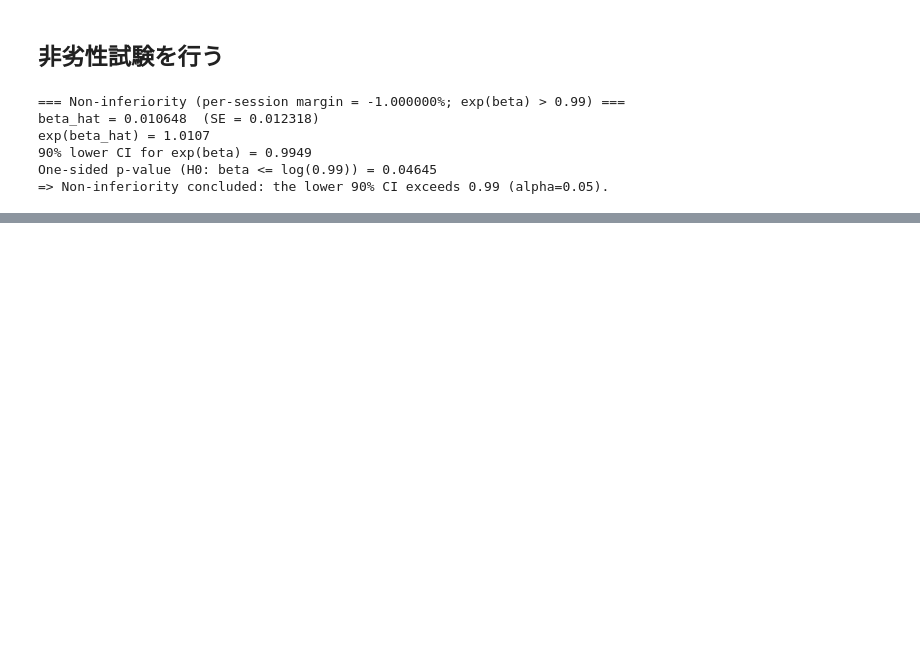
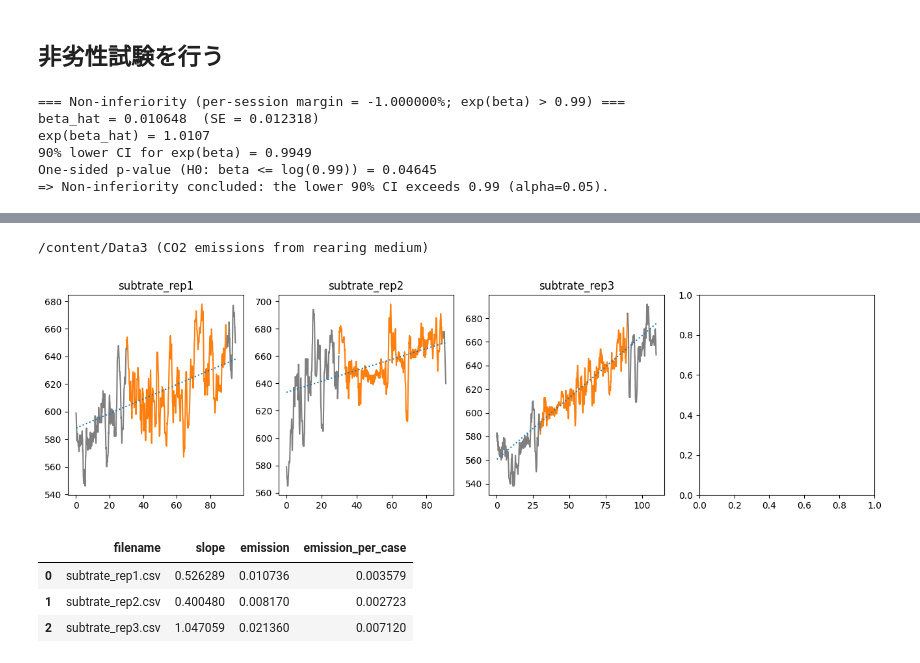
Before and after one commit to yabe-k/Termite-colony-size-estimation, a Jupyter notebook: analysis_and_visualization.ipynb, the cells around one changed output, grey strips where cells are left out. Drawn from its saved outputs; the diff is of its cells as text; code cells hidden in the pictures; blank space fills up the shorter version.

```diff
--- a/analysis_and_visualization.ipynb
+++ b/analysis_and_visualization.ipynb
@@ -590,0 +660,17 @@ One-sided p-value (H0: beta <= log(0.99)) = 0.04645
+# %%
+cd 'Data3 (CO2 emissions from rearing medium)'
+# %% [output]
+/content/Data3 (CO2 emissions from rearing medium)
+# %%
+df_material_slopes = plot_and_calculate_all_csv()
+df_material_slopes["emission"] = df_material_slopes["slope"] * volume / 1000000
+df_material_slopes["emission_per_case"] = df_material_slopes["emission"] / 3
+# %% [output]
+[figure, added]
+# %%
+df_material_slopes
+# %% [output]
+|  | filename | slope | emission | emission_per_case |
+| 0 | subtrate_rep1.csv | 0.526289 | 0.010736 | 0.003579 |
+| 1 | subtrate_rep2.csv | 0.400480 | 0.008170 | 0.002723 |
+| 2 | subtrate_rep3.csv | 1.047059 | 0.021360 | 0.007120 |
```
Also changed, not shown: parts of 22 cells of this notebook, 2 other files.
